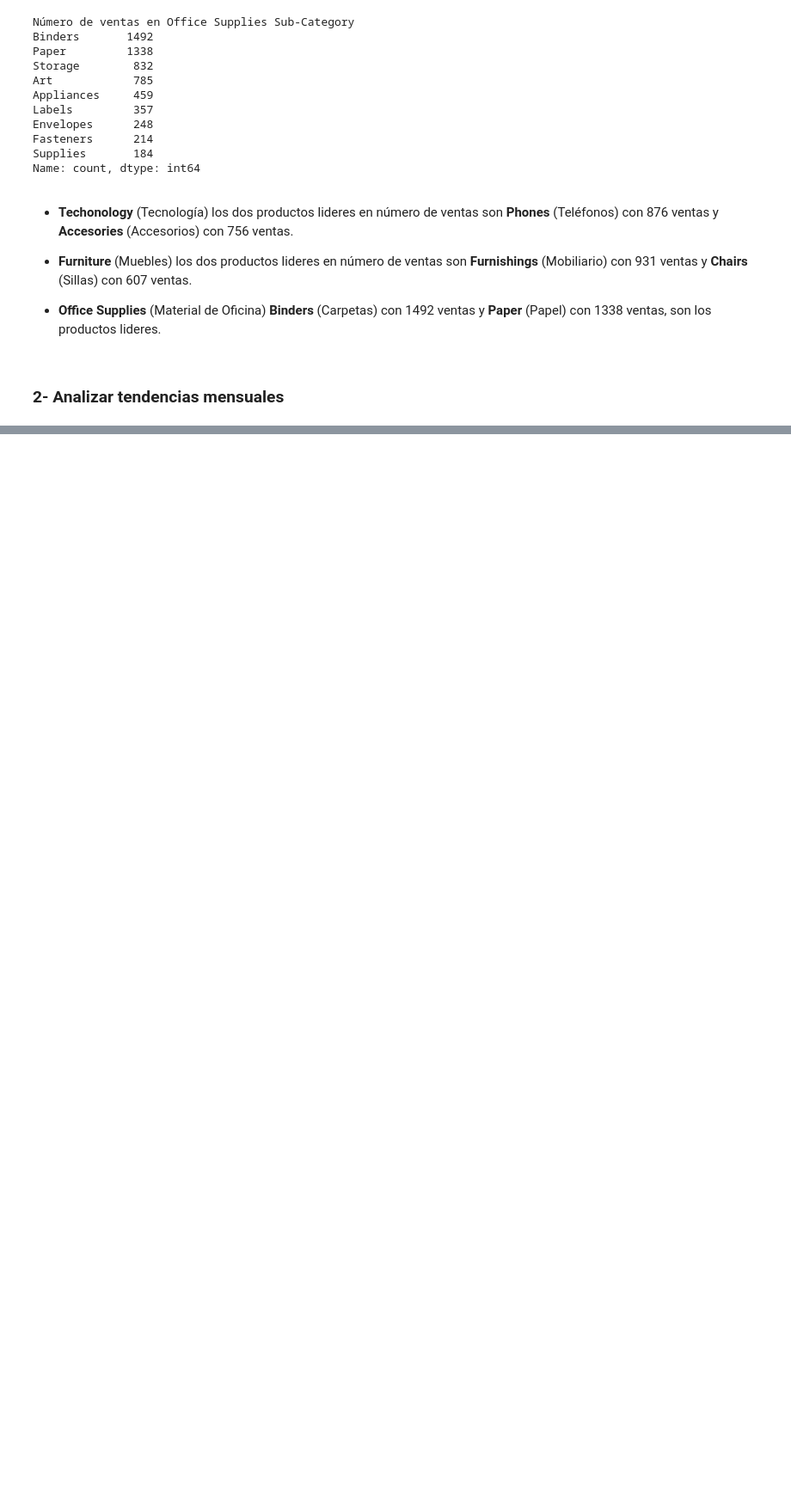
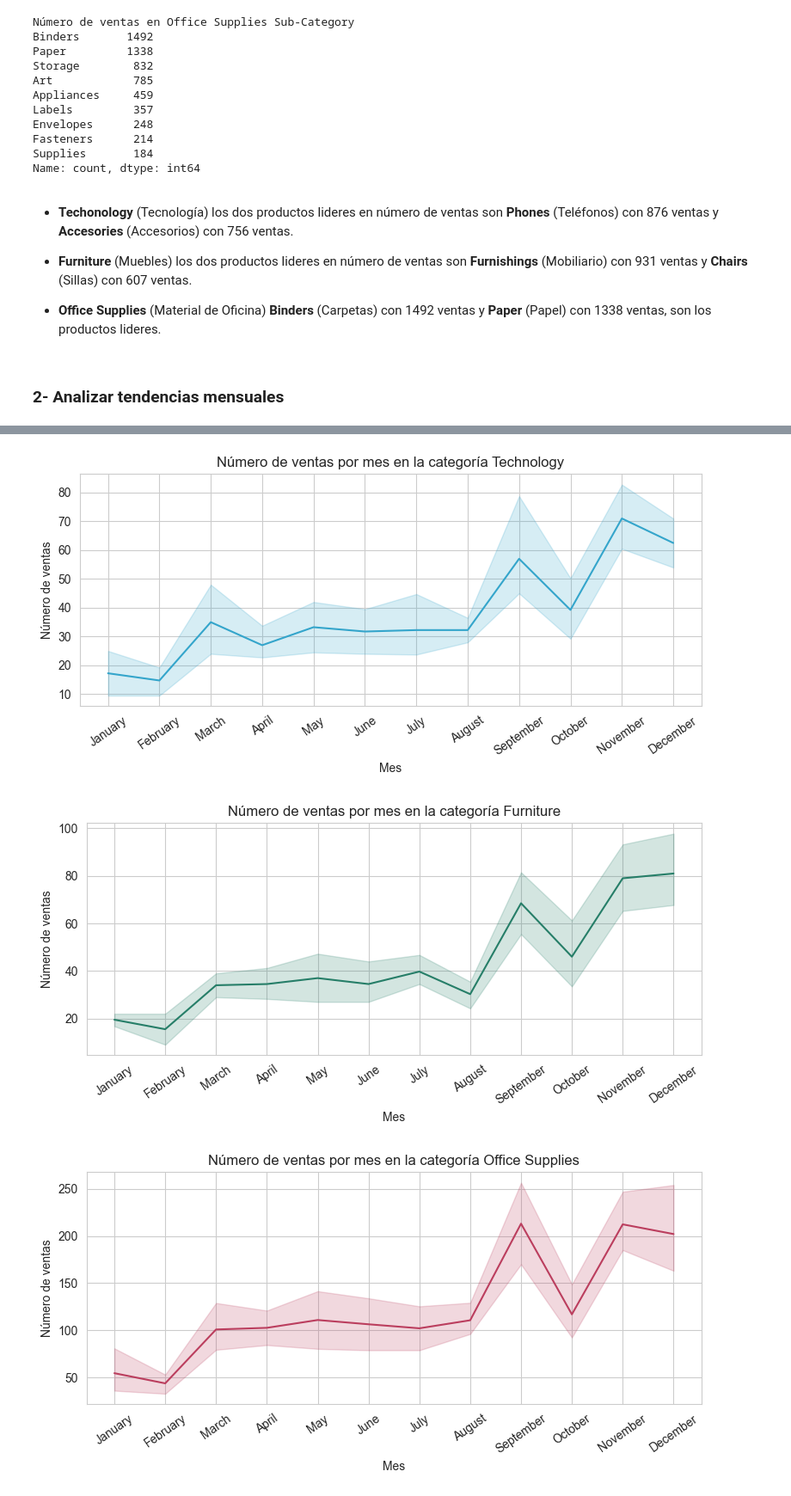
Before and after one commit to JBolaOcho/Superstore_Sales_Analysis, a Jupyter notebook: notebooks/1_EDA.ipynb, the cells around one changed output, grey strips where cells are left out. Shown at 86% size. Saved outputs shown, nothing was run; the diff lists cells and outputs as text; code cells hidden in the pictures; blank space fills up the shorter version.

```diff
--- a/notebooks/1_EDA.ipynb
+++ b/notebooks/1_EDA.ipynb
@@ -372,0 +400,20 @@ plt.show()
+# %%
+month_sales_count = (
+    df.groupby(["Year_Number", "Month_Number", "Month_Name", "Category"])["Category"].value_counts().reset_index()
+    .sort_values(["Year_Number", "Month_Number"])
+)
+
+for i in category_type_list:
+    plt.figure(figsize=(8, 4))
+    month_sales_count_filter = month_sales_count[month_sales_count["Category"] == i]
+    sns.lineplot(data=month_sales_count_filter, x="Month_Name", y="count", hue="Category", legend=False, palette=category_colors)
+    plt.title(f"Número de ventas por mes en la categoría {i}")
+    plt.ylabel("Número de ventas")
+    plt.xlabel("Mes")
+    plt.xticks(rotation=35)
+    plt.tight_layout()
+    plt.show()
+# %% [output]
+[figure, added]
+[figure, added]
+[figure, added]
```
Also changed, not shown: parts of 6 cells of this notebook.
